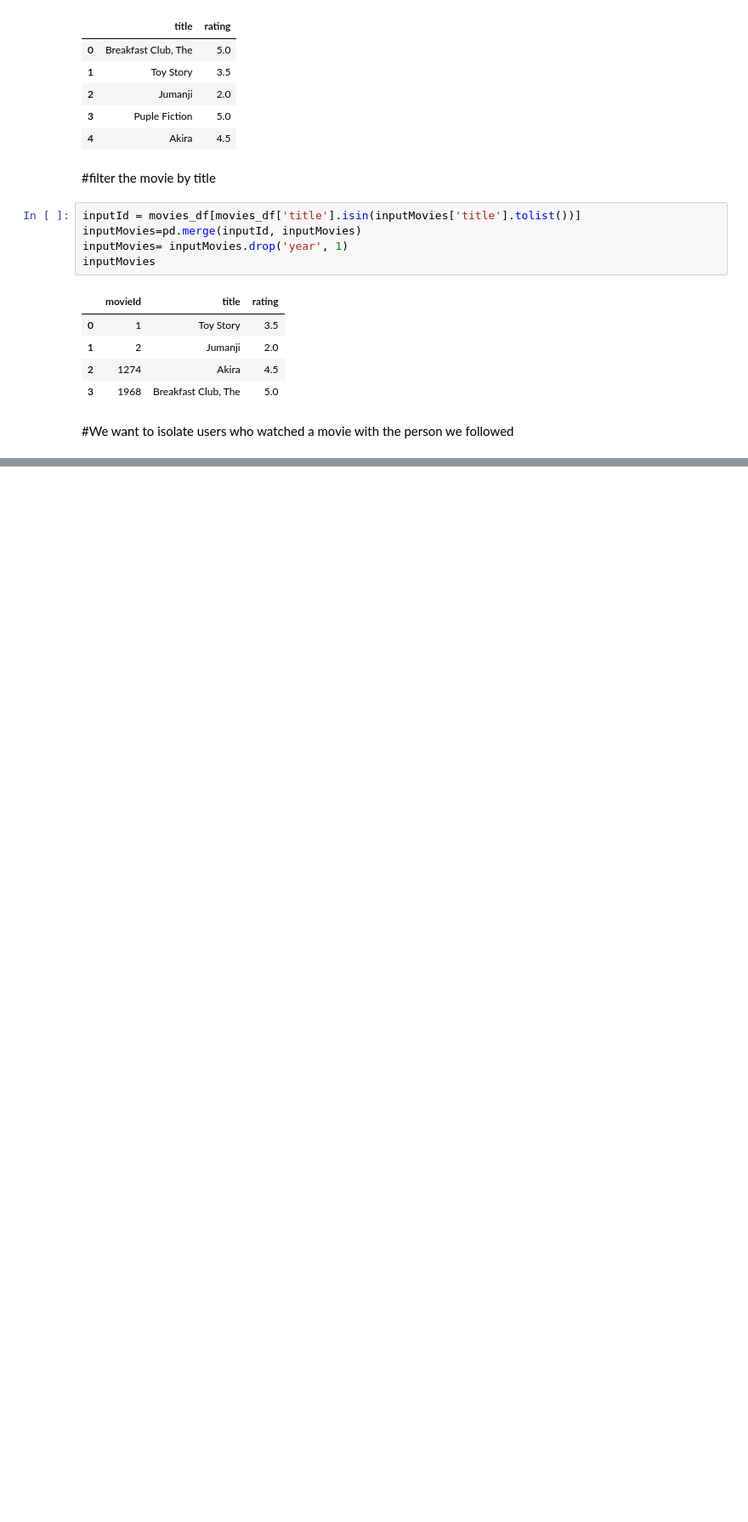
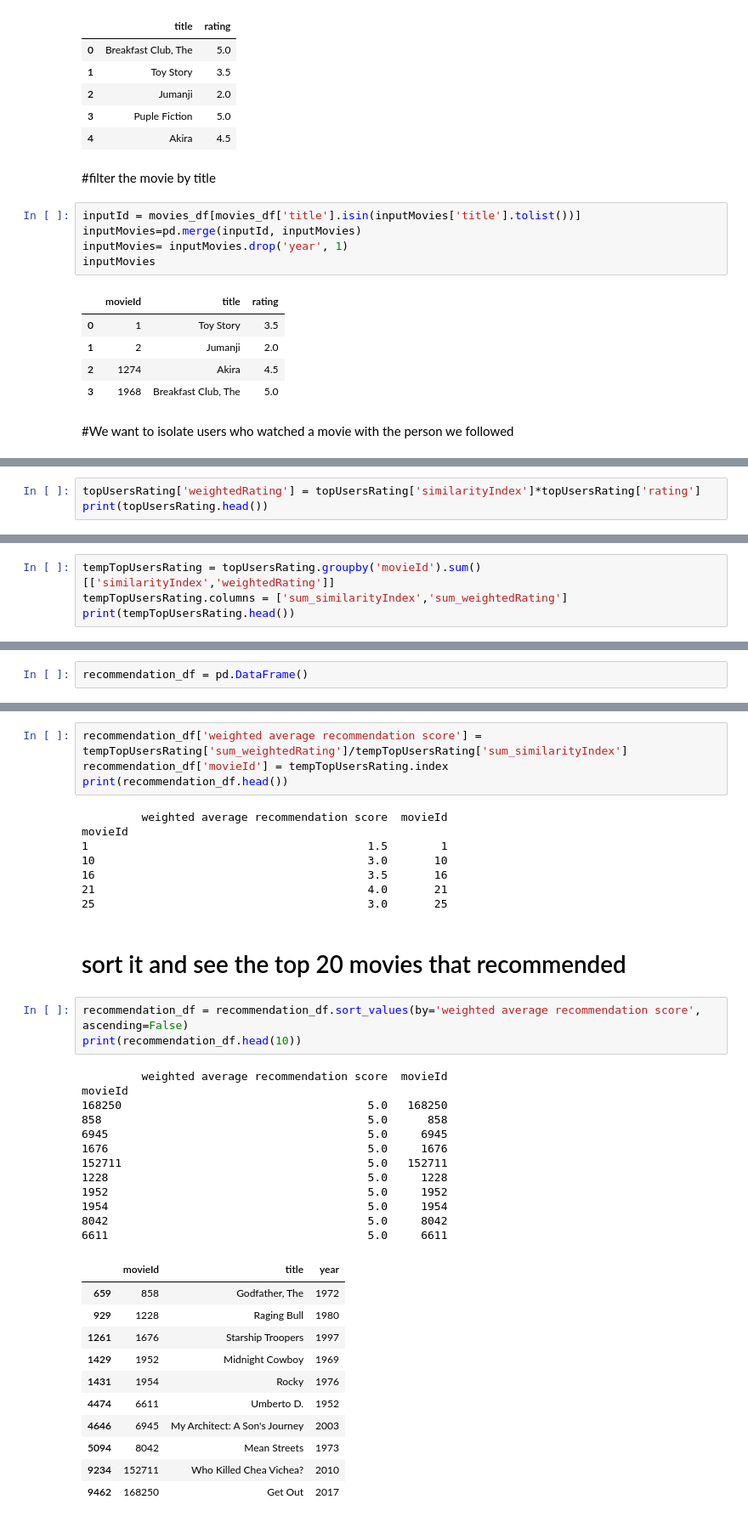
Before and after one commit to mehrnaz1368/classification, a Jupyter notebook: recommendation_2.ipynb, the cells around one changed output, grey strips where cells are left out. Shown: that part at 85% size. Saved outputs shown, nothing was run; the diff lists cells and outputs as text; blank space fills up the shorter version.

```diff
--- a/recommendation_2.ipynb
+++ b/recommendation_2.ipynb
@@ -95,0 +193,3 @@ inputMovies
+# %%
+topUsersRating['weightedRating'] = topUsersRating['similarityIndex']*topUsersRating['rating']
+print(topUsersRating.head())
@@ -95,0 +205,4 @@ inputMovies
+# %%
+tempTopUsersRating = topUsersRating.groupby('movieId').sum()[['similarityIndex','weightedRating']]
+tempTopUsersRating.columns = ['sum_similarityIndex','sum_weightedRating']
+print(tempTopUsersRating.head())
@@ -95,0 +219,2 @@ inputMovies
+# %%
+recommendation_df = pd.DataFrame()
@@ -95,0 +223,41 @@ inputMovies
+# %%
+recommendation_df['weighted average recommendation score'] = tempTopUsersRating['sum_weightedRating']/tempTopUsersRating['sum_similarityIndex']
+recommendation_df['movieId'] = tempTopUsersRating.index
+print(recommendation_df.head())
+# %% [output]
+         weighted average recommendation score  movieId
+movieId
+1                                          1.5        1
+10                                         3.0       10
+16                                         3.5       16
+21                                         4.0       21
+25                                         3.0       25
+# %% [markdown]
+# sort it and see the top 20 movies that recommended
+# %%
+recommendation_df = recommendation_df.sort_values(by='weighted average recommendation score', ascending=False)
+print(recommendation_df.head(10))
+# %% [output]
+         weighted average recommendation score  movieId
+movieId
+168250                                     5.0   168250
+858                                        5.0      858
+6945                                       5.0     6945
+1676                                       5.0     1676
+152711                                     5.0   152711
+1228                                       5.0     1228
+1952                                       5.0     1952
+1954                                       5.0     1954
+8042                                       5.0     8042
+6611                                       5.0     6611
+|  | movieId | title | year |
+| 659 | 858 | Godfather, The | 1972 |
+| 929 | 1228 | Raging Bull | 1980 |
+| 1261 | 1676 | Starship Troopers | 1997 |
+| 1429 | 1952 | Midnight Cowboy | 1969 |
+| 1431 | 1954 | Rocky | 1976 |
+| 4474 | 6611 | Umberto D. | 1952 |
+| 4646 | 6945 | My Architect: A Son's Journey | 2003 |
+| 5094 | 8042 | Mean Streets | 1973 |
+| 9234 | 152711 | Who Killed Chea Vichea? | 2010 |
+| 9462 | 168250 | Get Out | 2017 |
```
Also changed, not shown: parts of 20 cells of this notebook.
